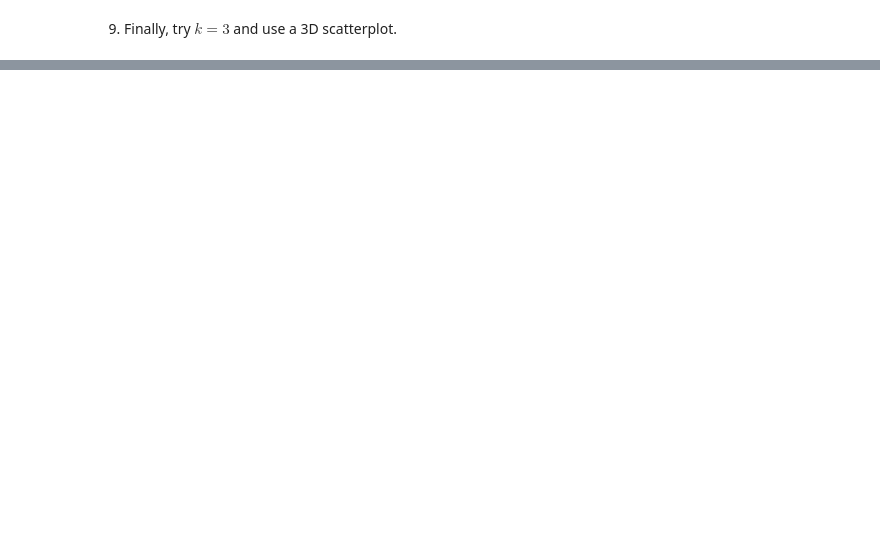
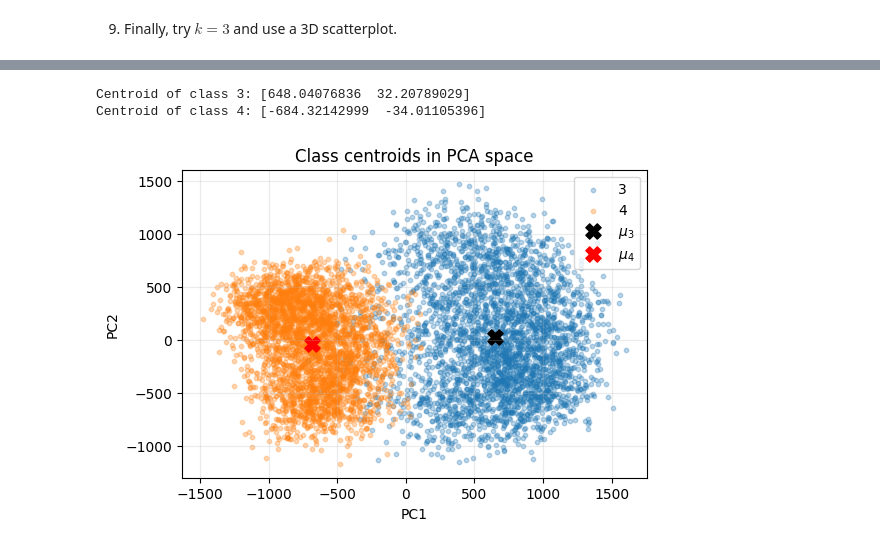
Before and after one commit to annalisapol/smm-course, a Jupyter notebook: homeworks/hw4/hw4.ipynb, the cells around one changed output, grey strips where cells are left out. Saved outputs shown, nothing was run; the diff lists cells and outputs as text; code cells hidden in the pictures; blank space fills up the shorter version.

```diff
--- a/homeworks/hw4/hw4.ipynb
+++ b/homeworks/hw4/hw4.ipynb
@@ -478,0 +703,29 @@ This classifier does **not** use a linear model. It relies purely on geometry in
+# %%
+Z3 = Z_train[idx3]
+Z4 = Z_train[idx4]
+mu_3 = (1 / len(Z3)) * np.sum(Z3, axis=0)
+mu_4 = (1 / len(Z4)) * np.sum(Z4, axis=0)
+
+print("Centroid of class 3:", mu_3)
+print("Centroid of class 4:", mu_4)
+
+plt.figure(figsize=(6,4))
+
+plt.scatter(Z_train[y_train==3,0], Z_train[y_train==3,1],
+            s=10, alpha=0.3, label="3")
+plt.scatter(Z_train[y_train==4,0], Z_train[y_train==4,1],
+            s=10, alpha=0.3, label="4")
+
+plt.scatter(mu_3[0], mu_3[1], c="black", s=120, marker="X", label=r"$\mu_3$")
+plt.scatter(mu_4[0], mu_4[1], c="red",   s=120, marker="X", label=r"$\mu_4$")
+
+plt.xlabel("PC1")
+plt.ylabel("PC2")
+plt.title("Class centroids in PCA space")
+plt.legend()
+plt.grid(alpha=0.25)
+plt.show()
+# %% [output]
+Centroid of class 3: [648.04076836  32.20789029]
+Centroid of class 4: [-684.32142999  -34.01105396]
+[figure, added]
```
Also changed, not shown: parts of 19 cells of this notebook, 3 other files.
